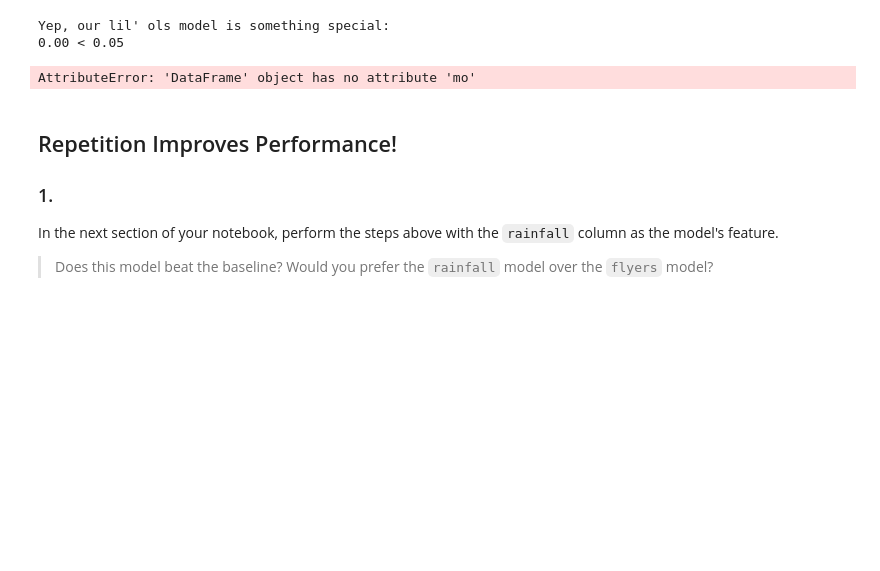
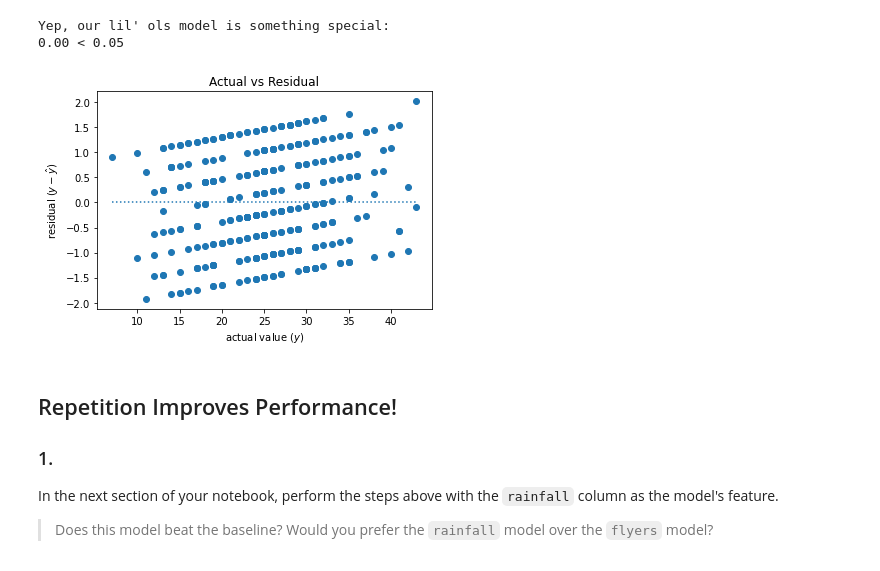
Before and after one commit to Promeos/regression-exercises, a Jupyter notebook: evaluate.ipynb, the cells around one changed output. Drawn from its saved outputs; the diff is of its cells as text; code cells hidden in the pictures; blank space fills up the shorter version.

```diff
--- a/evaluate.ipynb
+++ b/evaluate.ipynb
@@ -39,3 +30,5 @@ df_lemonade.head()
+# %%
+baseline_model = df_lemonade.Sales.mean()
 # %% [markdown]
 ### 2.
 Create a new dataframe to hold residuals.
@@ -46,7 +39,7 @@ y = df_lemonade.Sales
 residuals = pd.DataFrame({'x': x,
                           'y': y
                          })
-residuals['baseline_yhat'] = df_lemonade.Sales.mean()
+residuals['baseline_yhat'] = baseline_model
 # %% [markdown]
 ### 3.
 Calculate the baseline residuals.
@@ -67,5 +51,5 @@ df_lemonade.head()
 # %%
-ols_model = ols('Sales ~ Temperature', data=df_lemonade).fit()
+model = ols('Sales ~ Temperature', data=df_lemonade).fit()
 # %% [markdown]
 ### 1.
 Use the `.predict` method from ols to produce all of our predictions. Add these predictions to the data.
@@ -230,9 +214,9 @@ else:
 Yep, our lil' ols model is something special:
 0.00 < 0.05
 # %%
-plot_residuals(residuals.y, residuals.mo);
+plot_residuals(residuals.y, residuals.model_yhat);
 # %% [output]
-AttributeError: 'DataFrame' object has no attribute 'mo'
+[figure, added]
 # %% [markdown]
 ## Repetition Improves Performance!
 
```
Also changed, not shown: parts of 7 cells of this notebook, 1 other file.
